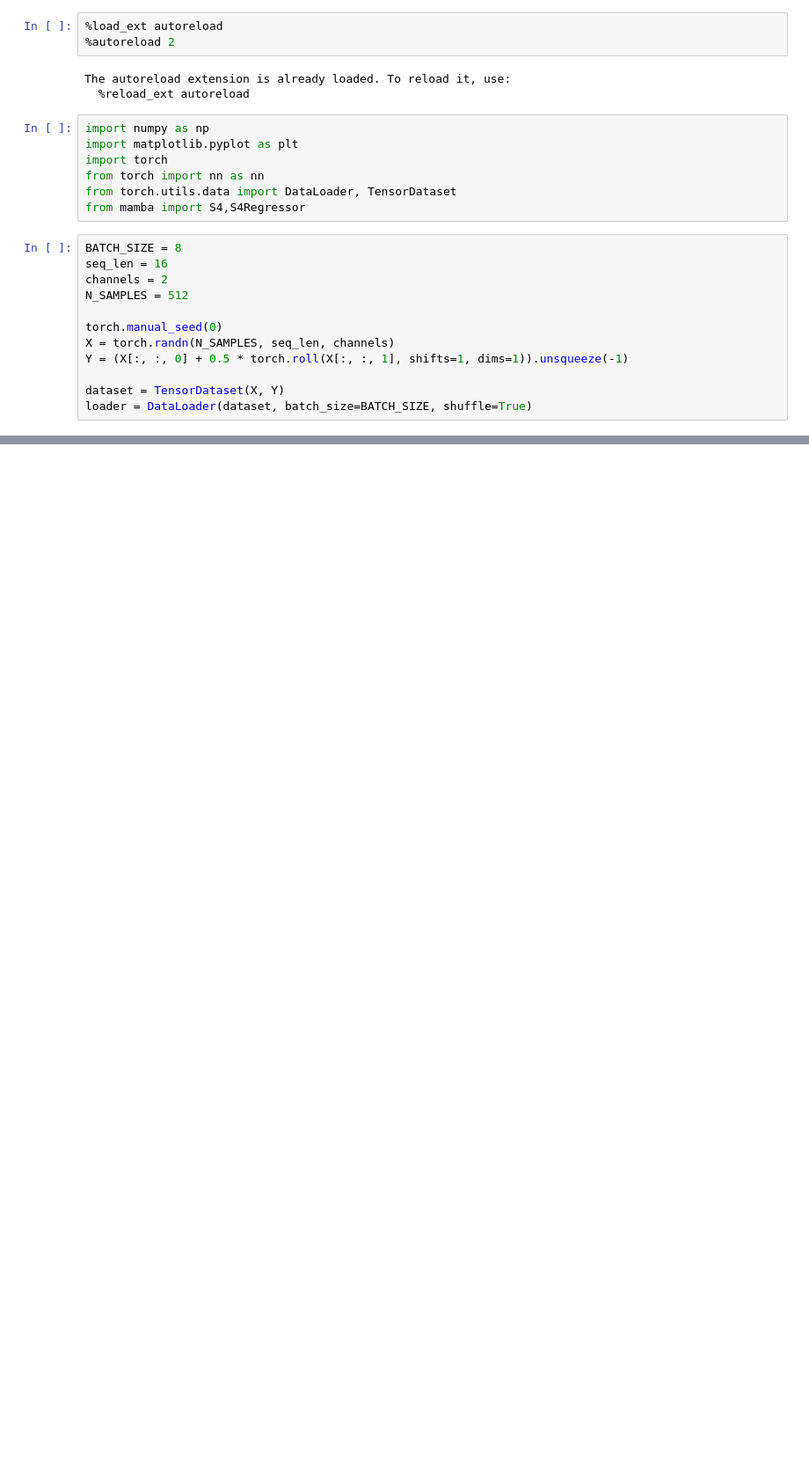
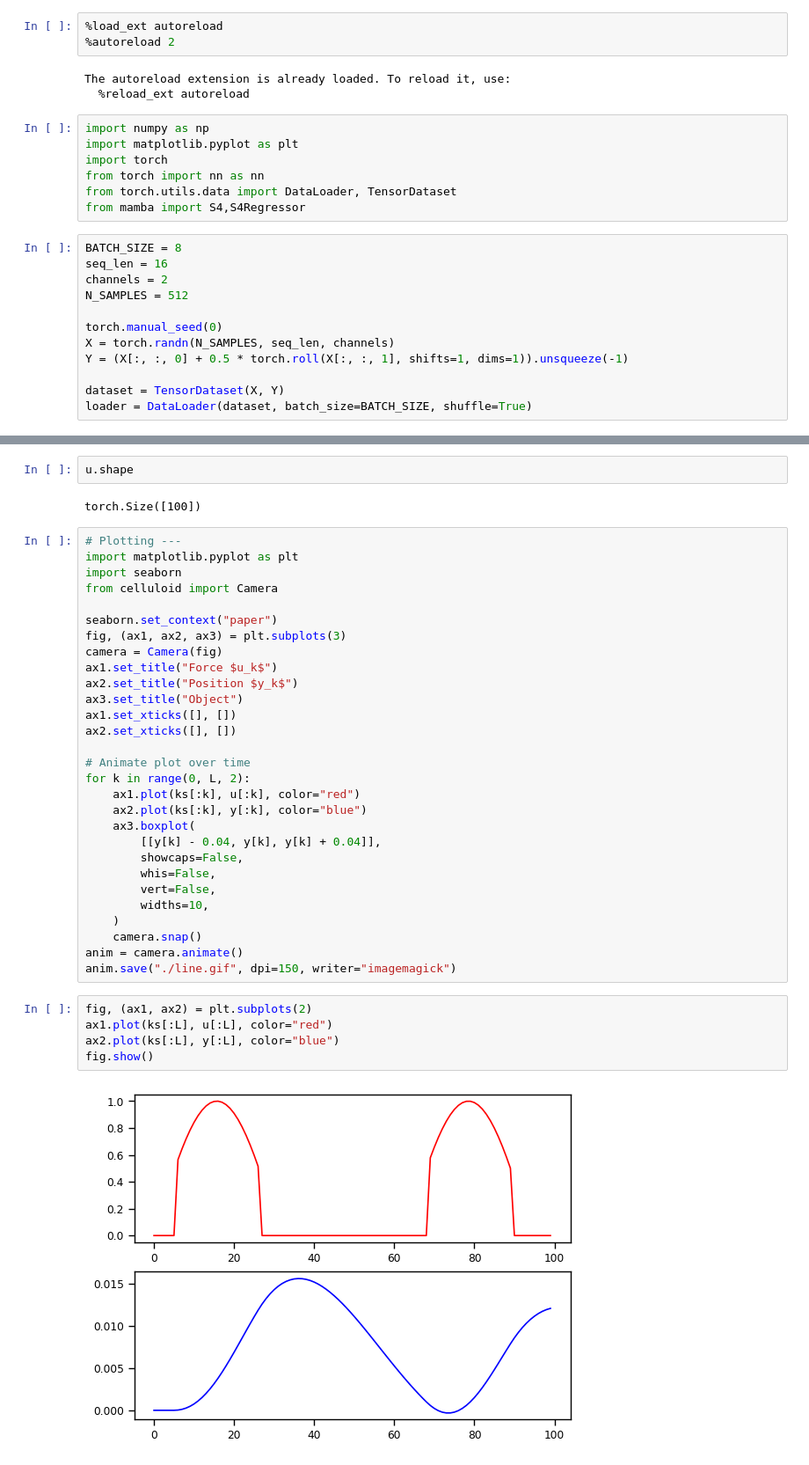
Before and after one commit to moemchen13/State_space_models, a Jupyter notebook: testing.ipynb, the cells around one changed output, grey strips where cells are left out. Shown at 88% size. Saved outputs shown, nothing was run; the diff lists cells and outputs as text; blank space fills up the shorter version.

```diff
--- a/testing.ipynb
+++ b/testing.ipynb
@@ -93,0 +132,40 @@ tensor([5.1847e+21,        inf])
+# %%
+u.shape
+# %% [output]
+torch.Size([100])
+# %%
+# Plotting ---
+import matplotlib.pyplot as plt
+import seaborn
+from celluloid import Camera
+
+seaborn.set_context("paper")
+fig, (ax1, ax2, ax3) = plt.subplots(3)
+camera = Camera(fig)
+ax1.set_title("Force $u_k$")
+ax2.set_title("Position $y_k$")
+ax3.set_title("Object")
+ax1.set_xticks([], [])
+ax2.set_xticks([], [])
+
+# Animate plot over time
+for k in range(0, L, 2):
+    ax1.plot(ks[:k], u[:k], color="red")
+    ax2.plot(ks[:k], y[:k], color="blue")
+    ax3.boxplot(
+        [[y[k] - 0.04, y[k], y[k] + 0.04]],
+        showcaps=False,
+        whis=False,
+        vert=False,
+        widths=10,
+    )
+    camera.snap()
+anim = camera.animate()
+anim.save("./line.gif", dpi=150, writer="imagemagick")
+# %%
+fig, (ax1, ax2) = plt.subplots(2)
+ax1.plot(ks[:L], u[:L], color="red")
+ax2.plot(ks[:L], y[:L], color="blue")
+fig.show()
+# %% [output]
+[figure, added]
```
Also changed, not shown: parts of 7 cells of this notebook, 2 other files.
